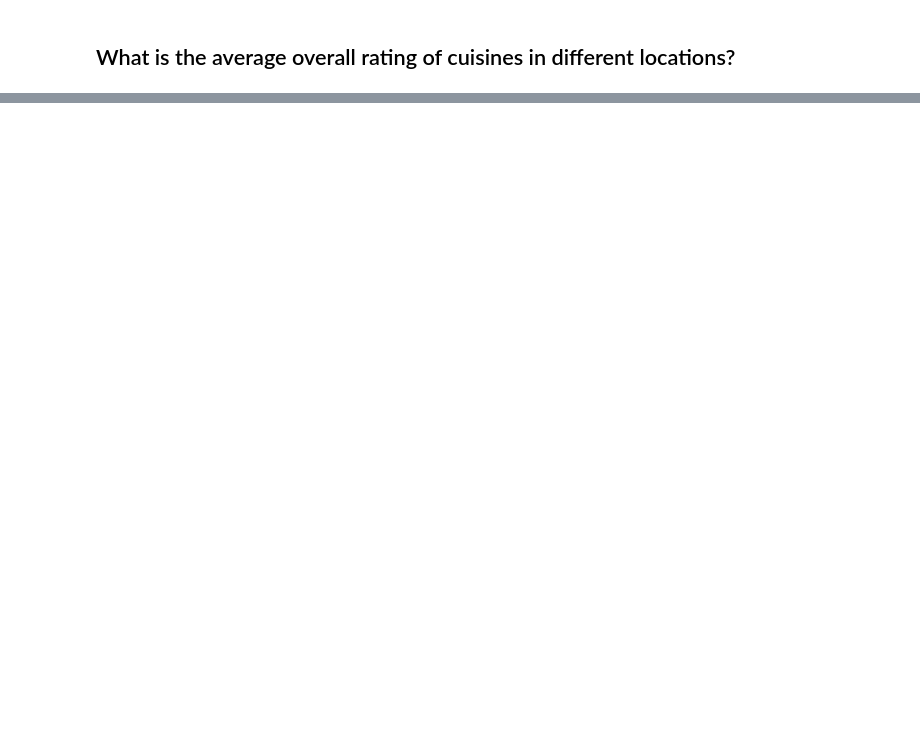
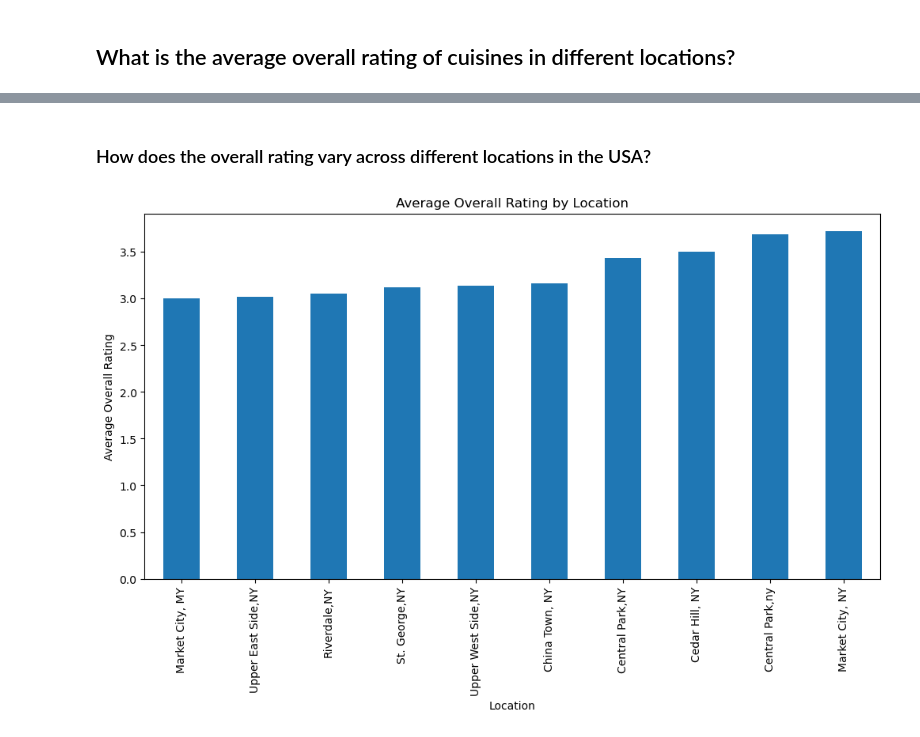
Before and after one commit to shafiop/Machine-Learning, a Jupyter notebook: Cuisine_rating_12062023.ipynb, the cells around one changed output, grey strips where cells are left out. Saved outputs shown, nothing was run; the diff lists cells and outputs as text; code cells hidden in the pictures; blank space fills up the shorter version.

```diff
--- a/Cuisine_rating_12062023.ipynb
+++ b/Cuisine_rating_12062023.ipynb
@@ -261,0 +214,17 @@ plt.show()
+# %% [markdown]
+### How does the overall rating vary across different locations in the USA?
+# %%
+import matplotlib.pyplot as plt
+
+# Group the data by location and calculate the average overall rating
+location_ratings = df.groupby('Location')['OverallRating'].mean().sort_values()
+
+# Plot the average ratings
+plt.figure(figsize=(12, 6))
+location_ratings.plot(kind='bar')
+plt.xlabel('Location')
+plt.ylabel('Average Overall Rating')
+plt.title('Average Overall Rating by Location')
+plt.show()
+# %% [output]
+[figure, added]
```
Also changed, not shown: parts of 47 cells of this notebook, 2 other files.
